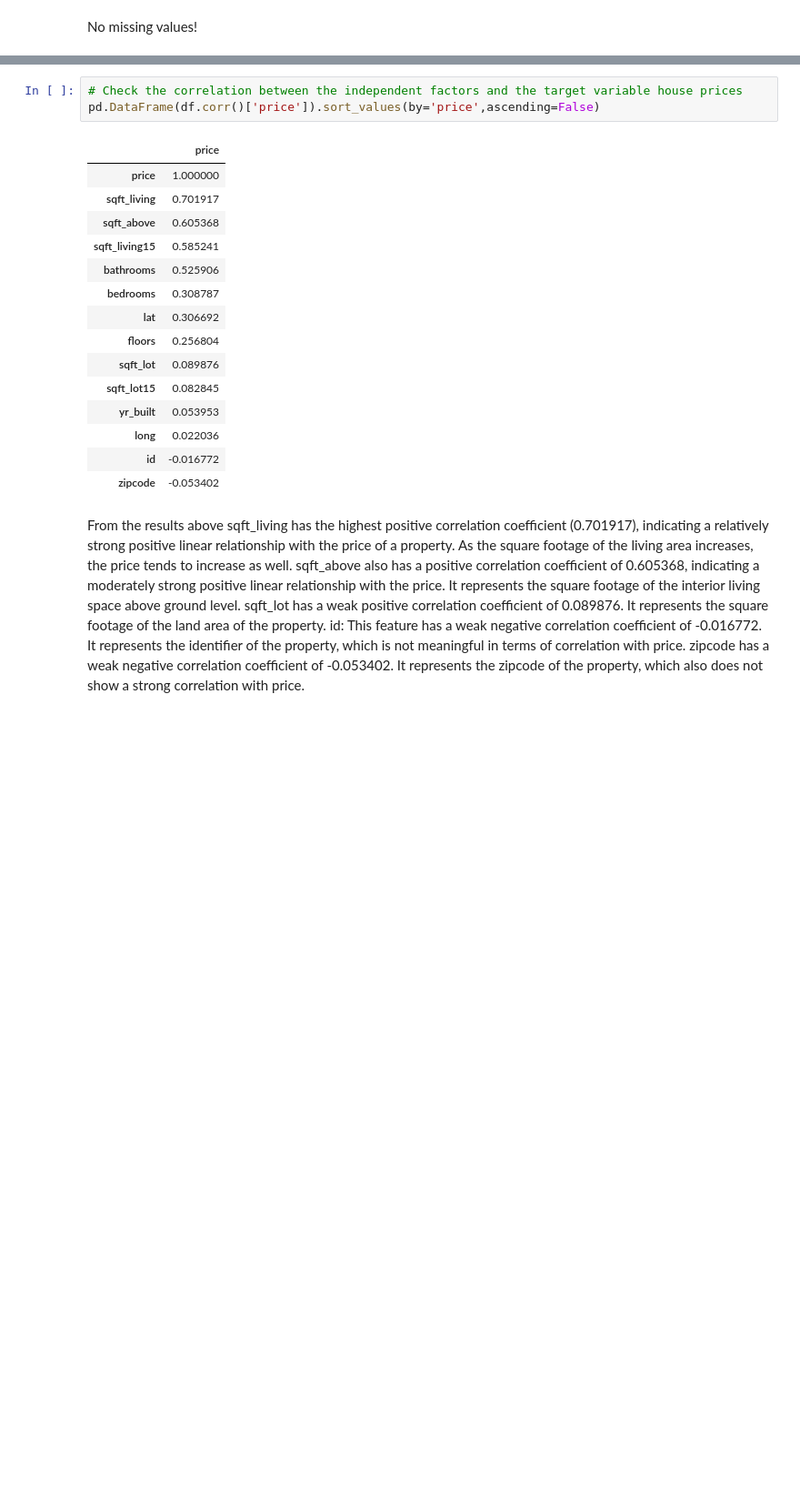
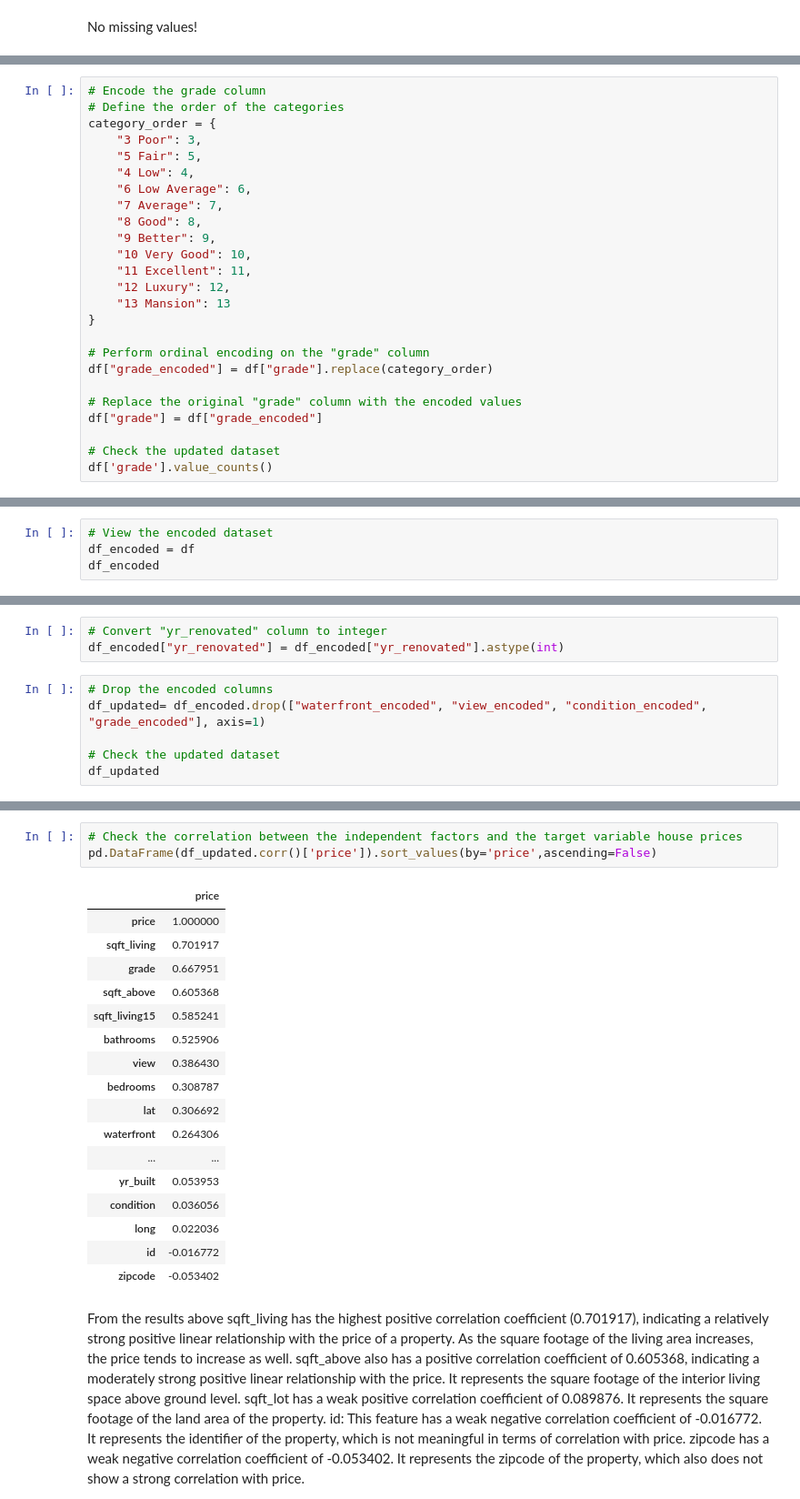
Before and after one commit to Dudimath/House-Sales-Prices-Using-Multi-Linear-Regression, a Jupyter notebook: student.ipynb, the cells around one changed output, grey strips where cells are left out. Shown at 91% size. Saved outputs shown, nothing was run; the diff lists cells and outputs as text; blank space fills up the shorter version.

Commit message:
Encoding categorical data

```diff
--- a/student.ipynb
+++ b/student.ipynb
@@ -141,0 +303,25 @@ No missing values!
+# %%
+# Encode the grade column
+# Define the order of the categories
+category_order = {
+    "3 Poor": 3,
+    "5 Fair": 5,
+    "4 Low": 4,
+    "6 Low Average": 6,
+    "7 Average": 7,
+    "8 Good": 8,
+    "9 Better": 9,
+    "10 Very Good": 10,
+    "11 Excellent": 11,
+    "12 Luxury": 12,
+    "13 Mansion": 13
+}
+
+# Perform ordinal encoding on the "grade" column
+df["grade_encoded"] = df["grade"].replace(category_order)
+
+# Replace the original "grade" column with the encoded values
+df["grade"] = df["grade_encoded"]
+
+# Check the updated dataset
+df['grade'].value_counts()
@@ -141,0 +341,4 @@ No missing values!
+# %%
+# View the encoded dataset
+df_encoded = df
+df_encoded
@@ -141,0 +359,9 @@ No missing values!
+# %%
+# Convert "yr_renovated" column to integer
+df_encoded["yr_renovated"] = df_encoded["yr_renovated"].astype(int)
+# %%
+# Drop the encoded columns
+df_updated= df_encoded.drop(["waterfront_encoded", "view_encoded", "condition_encoded", "grade_encoded"], axis=1)
+
+# Check the updated dataset
+df_updated
@@ -142,19 +382,21 @@ No missing values!
 # %%
 # Check the correlation between the independent factors and the target variable house prices
-pd.DataFrame(df.corr()['price']).sort_values(by='price',ascending=False)
+pd.DataFrame(df_updated.corr()['price']).sort_values(by='price',ascending=False)
 # %% [output]
 |  | price |
 | price | 1.000000 |
 | sqft_living | 0.701917 |
+| grade | 0.667951 |
 | sqft_above | 0.605368 |
 | sqft_living15 | 0.585241 |
 | bathrooms | 0.525906 |
+| view | 0.386430 |
 | bedrooms | 0.308787 |
 | lat | 0.306692 |
-| floors | 0.256804 |
-| sqft_lot | 0.089876 |
-| sqft_lot15 | 0.082845 |
+| waterfront | 0.264306 |
+| ... | ... |
 | yr_built | 0.053953 |
+| condition | 0.036056 |
 | long | 0.022036 |
 | id | -0.016772 |
 | zipcode | -0.053402 |
```
Also changed, not shown: parts of 30 cells of this notebook.
